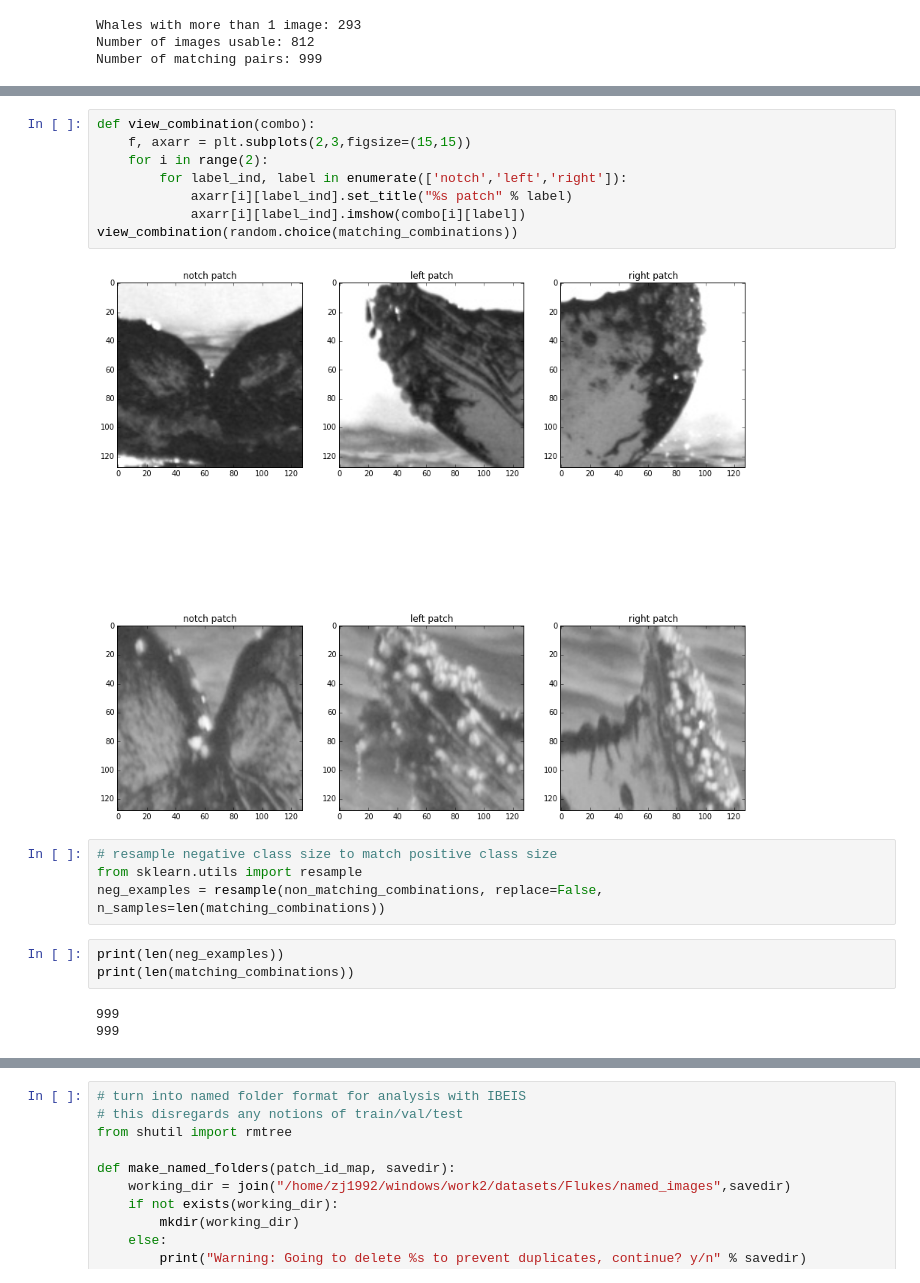
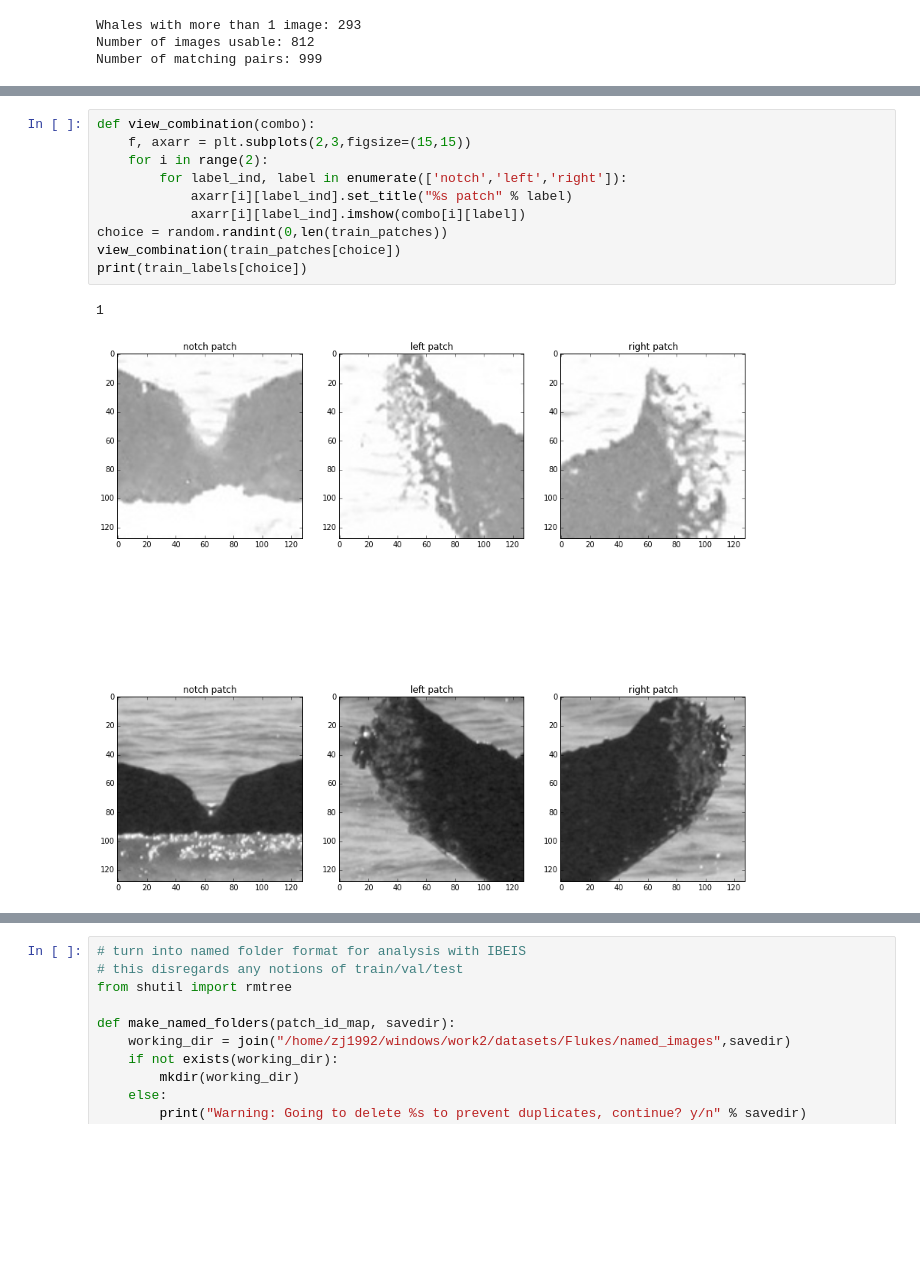
Before and after one commit to zmjjmz/thesiswork, a Jupyter notebook: notch_tips_baseline/Dataset Creation.ipynb, the cells around one changed output, grey strips where cells are left out. Cells and saved outputs as stored; diff of their text form; blank space fills up the shorter version.

```diff
--- a/notch_tips_baseline/Dataset Creation.ipynb
+++ b/notch_tips_baseline/Dataset Creation.ipynb
@@ -475,20 +505,13 @@ for i in range(max_amount):
 # %%
 def view_combination(combo):
     f, axarr = plt.subplots(2,3,figsize=(15,15))
     for i in range(2):
         for label_ind, label in enumerate(['notch','left','right']):
             axarr[i][label_ind].set_title("%s patch" % label)
             axarr[i][label_ind].imshow(combo[i][label])
-view_combination(random.choice(matching_combinations))
+choice = random.randint(0,len(train_patches))
+view_combination(train_patches[choice])
+print(train_labels[choice])
 # %% [output]
+1
-[figure, old version]
+[figure, new version]
-# %%
-# resample negative class size to match positive class size
-from sklearn.utils import resample
-neg_examples = resample(non_matching_combinations, replace=False, n_samples=len(matching_combinations))
-# %%
-print(len(neg_examples))
-print(len(matching_combinations))
-# %% [output]
-999
-999
```
Also changed, not shown: parts of 6 cells of this notebook, 1 other file.
